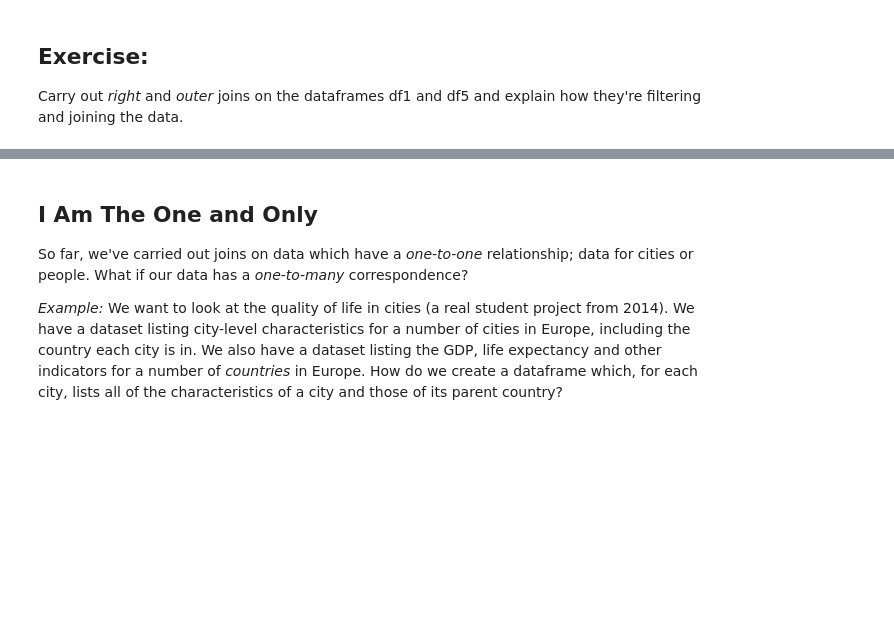
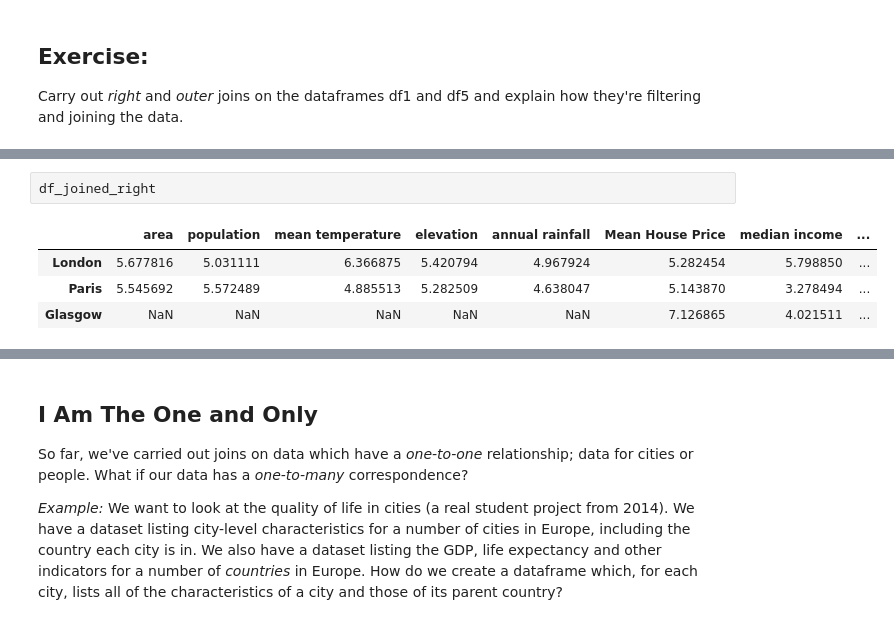
Before and after one commit to alixtrn/QM2, a Jupyter notebook: W3_Merging_and_Joining_in_Python.ipynb, the cells around one changed output, grey strips where cells are left out. Saved outputs shown, nothing was run; the diff lists cells and outputs as text; blank space fills up the shorter version.

```diff
--- a/W3_Merging_and_Joining_in_Python.ipynb
+++ b/W3_Merging_and_Joining_in_Python.ipynb
@@ -422,0 +416,7 @@ Carry out *right* and *outer* joins on the dataframes df1 and df5 and explain ho
+# %%
+df_joined_right
+# %% [output]
+|  | area | population | mean temperature | elevation | annual rainfall | Mean House Price | median income | ... |
+| London | 5.677816 | 5.031111 | 6.366875 | 5.420794 | 4.967924 | 5.282454 | 5.798850 | ... |
+| Paris | 5.545692 | 5.572489 | 4.885513 | 5.282509 | 4.638047 | 5.143870 | 3.278494 | ... |
+| Glasgow | NaN | NaN | NaN | NaN | NaN | 7.126865 | 4.021511 | ... |
```
Also changed, not shown: parts of 10 cells of this notebook.
